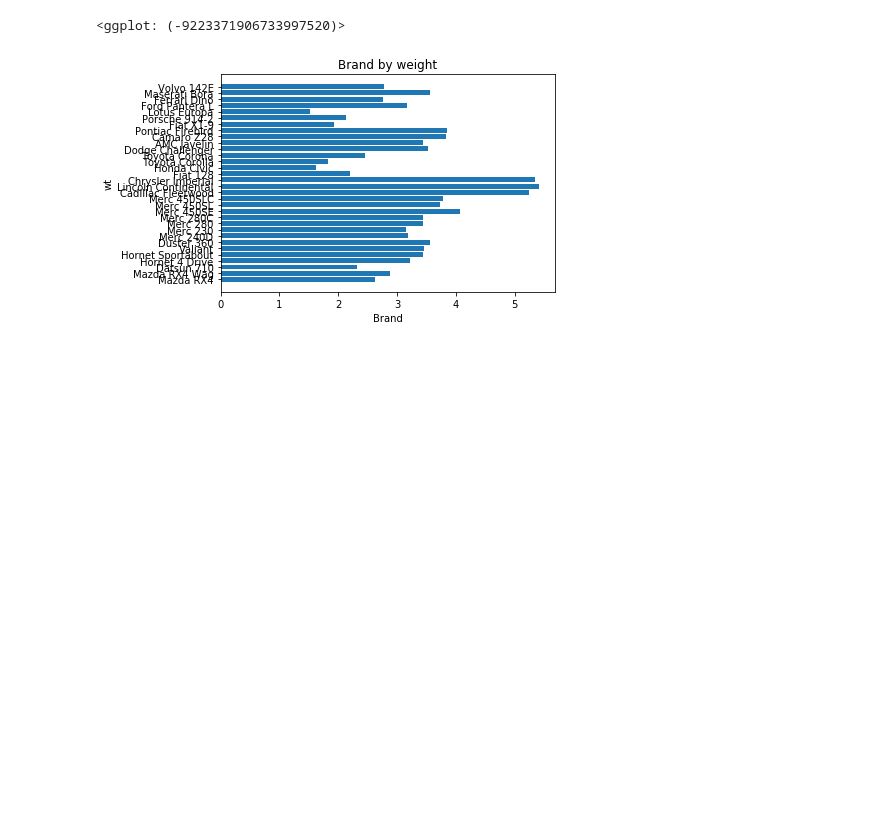
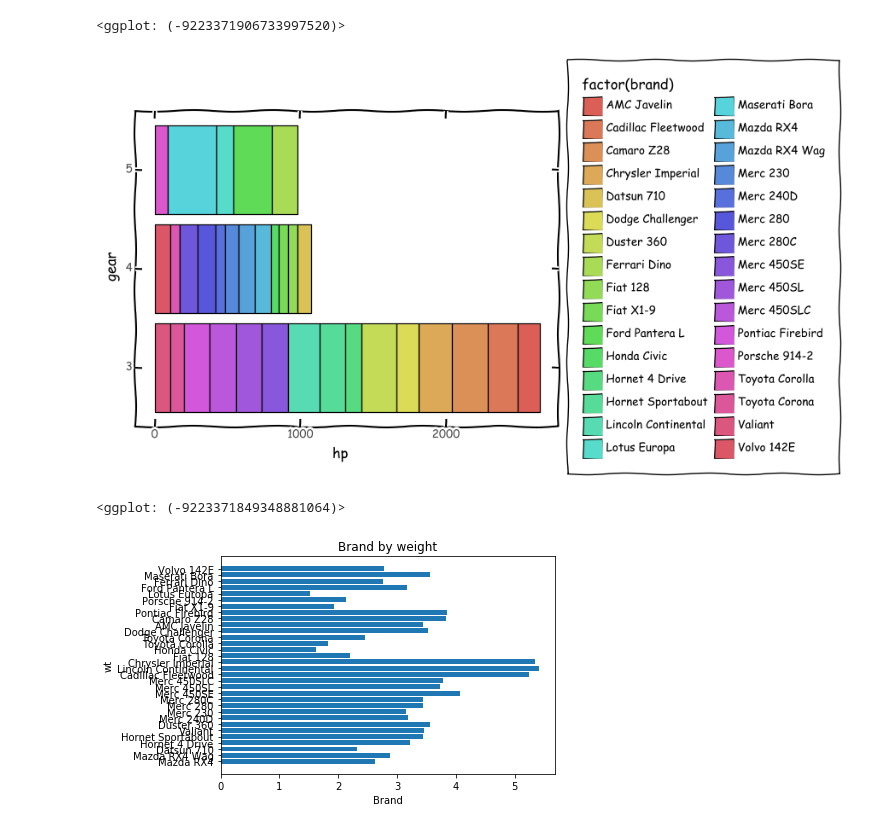
Before and after one commit to CLEpy/CLEpy-MotM, a Jupyter notebook: Plotnine/Plotnine.ipynb, the cells around one changed output. Cells and saved outputs as stored; diff of their text form; code cells hidden in the pictures; blank space fills up the shorter version.

```diff
--- a/Plotnine/Plotnine.ipynb
+++ b/Plotnine/Plotnine.ipynb
@@ -100,6 +102,14 @@ The brands are all quished together, let's try making the bar graph horizontal
 # %% [output]
 [figure]
 <ggplot: (-9223371906733997520)>
+# %%
+(gg.ggplot(mtcars, gg.aes(x='gear', y='hp', fill="factor(brand)"))
+    + gg.geom_bar(stat='identity', color="black")
+    + gg.coord_flip()
+    + gg.theme_xkcd())
+# %% [output]
+[figure, added]
+<ggplot: (-9223371849348881064)>
 # %%
 plt.barh(mtcars['brand'], mtcars['wt'])
 plt.xlabel('Brand')
```
Also changed, not shown: parts of 2 cells of this notebook.
